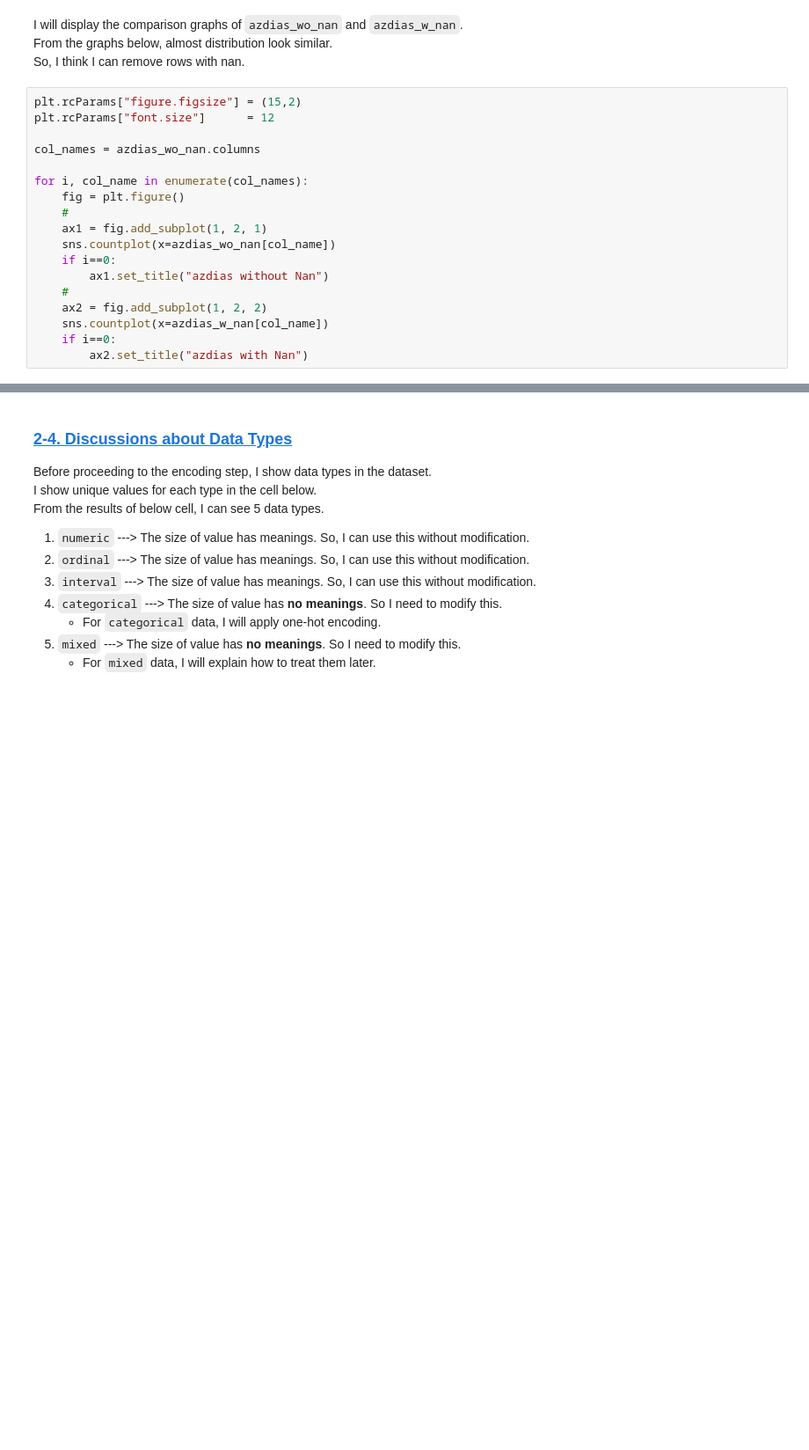
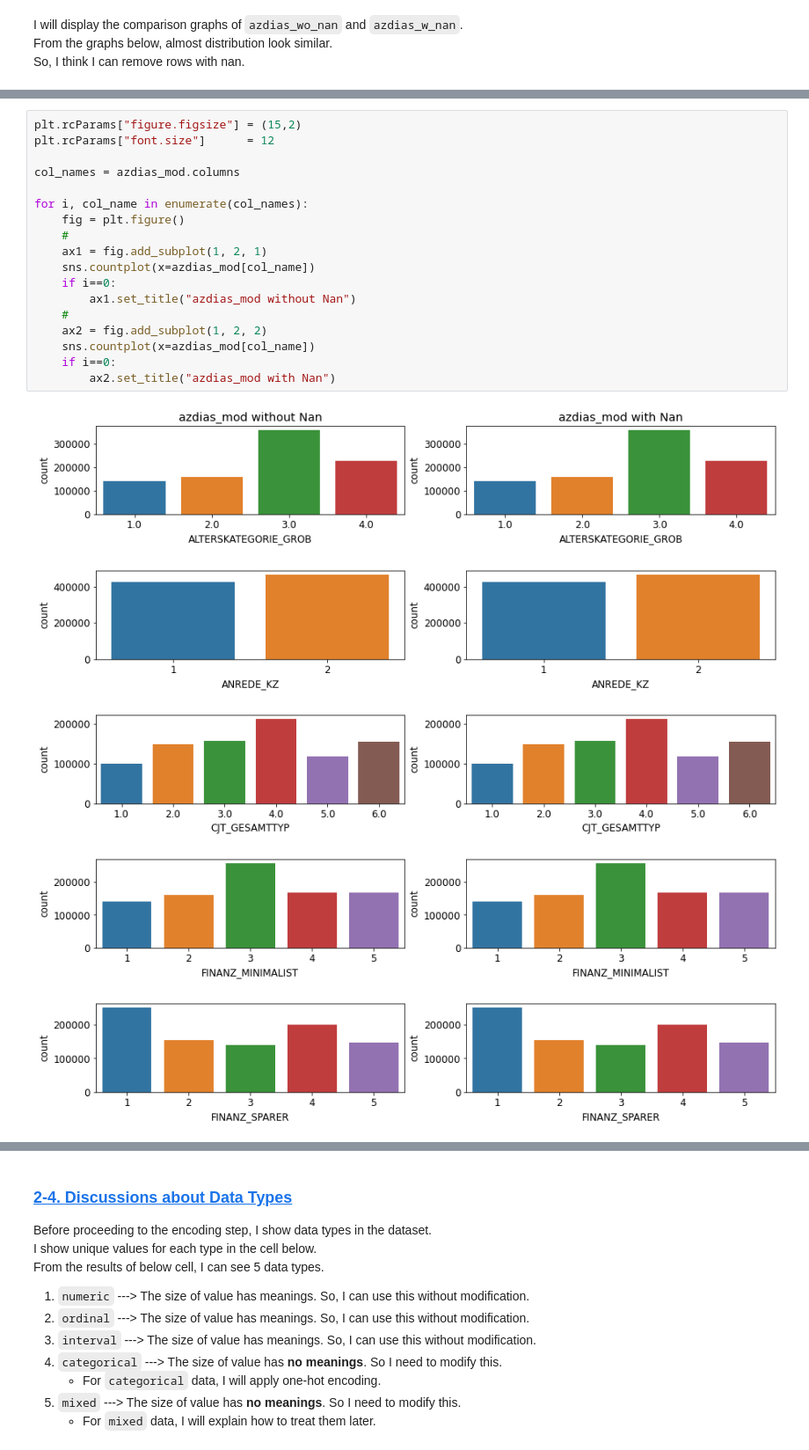
Before and after one commit to est2mzd/Machine_Learning, a Jupyter notebook: Proj_02_Identify_Customer_Segments.ipynb, the cells around one changed output, grey strips where cells are left out. Shown at 88% size. Cells and saved outputs as stored; diff of their text form; blank space fills up the shorter version.

```diff
--- a/Proj_02_Identify_Customer_Segments.ipynb
+++ b/Proj_02_Identify_Customer_Segments.ipynb
@@ -497,21 +515,3 @@ azdias_wo_nan, azdias_w_nan = remove_rows_with_nan(azdias_droped, thresh_percent
 I will display the comparison graphs of `azdias_wo_nan` and `azdias_w_nan`. <br>
 From the graphs below, almost distribution look similar.<br>
 So, I think I can remove rows with nan.
-# %%
-plt.rcParams["figure.figsize"] = (15,2)
-plt.rcParams["font.size"]      = 12
-
-col_names = azdias_wo_nan.columns
-
-for i, col_name in enumerate(col_names):
-    fig = plt.figure()
-    #
-    ax1 = fig.add_subplot(1, 2, 1)
-    sns.countplot(x=azdias_wo_nan[col_name])
-    if i==0:
-        ax1.set_title("azdias without Nan")
-    #
-    ax2 = fig.add_subplot(1, 2, 2)
-    sns.countplot(x=azdias_w_nan[col_name])
-    if i==0:
-        ax2.set_title("azdias with Nan")
@@ -531,0 +518,24 @@ for i, col_name in enumerate(col_names):
+# %%
+plt.rcParams["figure.figsize"] = (15,2)
+plt.rcParams["font.size"]      = 12
+
+col_names = azdias_mod.columns
+
+for i, col_name in enumerate(col_names):
+    fig = plt.figure()
+    #
+    ax1 = fig.add_subplot(1, 2, 1)
+    sns.countplot(x=azdias_mod[col_name])
+    if i==0:
+        ax1.set_title("azdias_mod without Nan")
+    #
+    ax2 = fig.add_subplot(1, 2, 2)
+    sns.countplot(x=azdias_mod[col_name])
+    if i==0:
+        ax2.set_title("azdias_mod with Nan")
+# %% [output]
+[figure, added]
+[figure, added]
+[figure, added]
+[figure, added]
+[figure, added]
```
Also changed, not shown: parts of 150 cells of this notebook, 1 other file.
